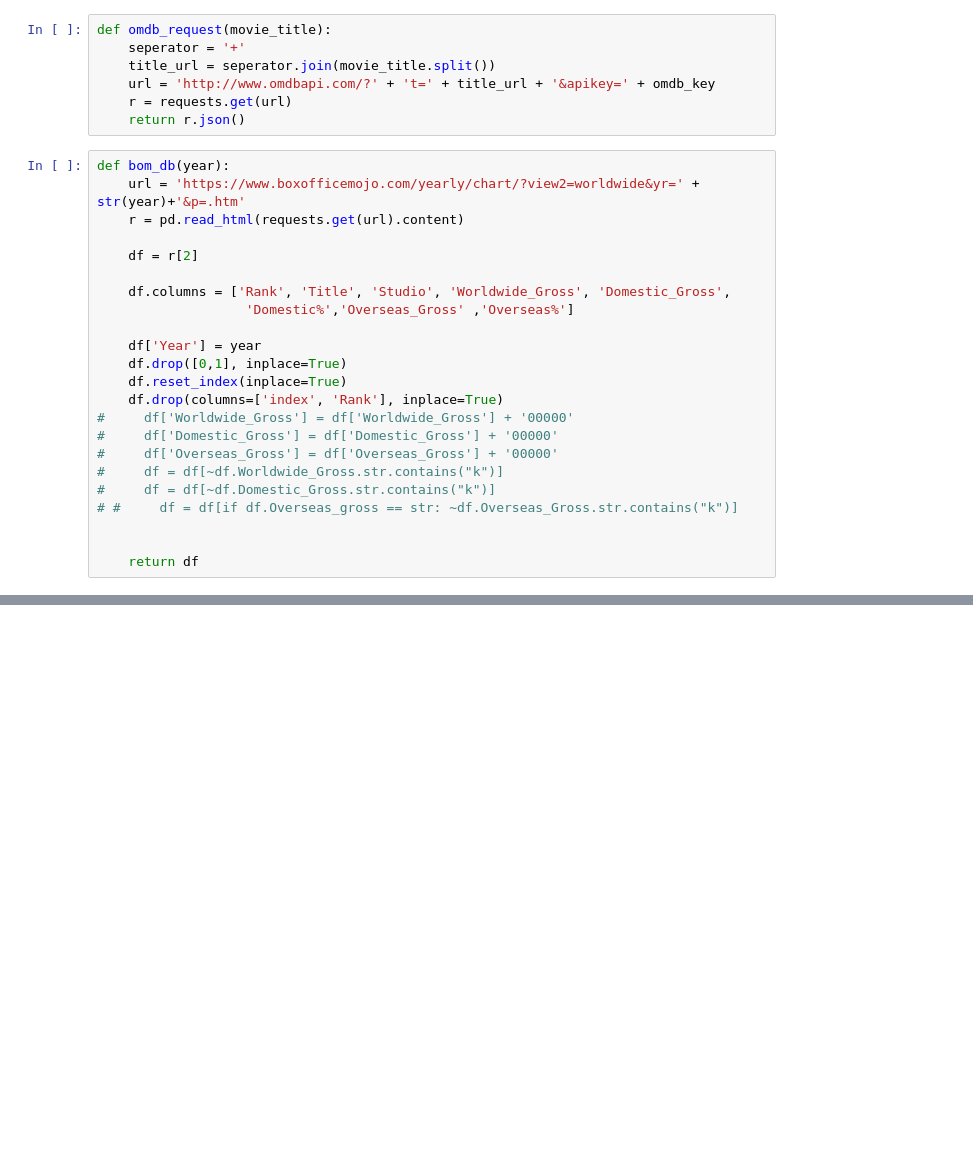
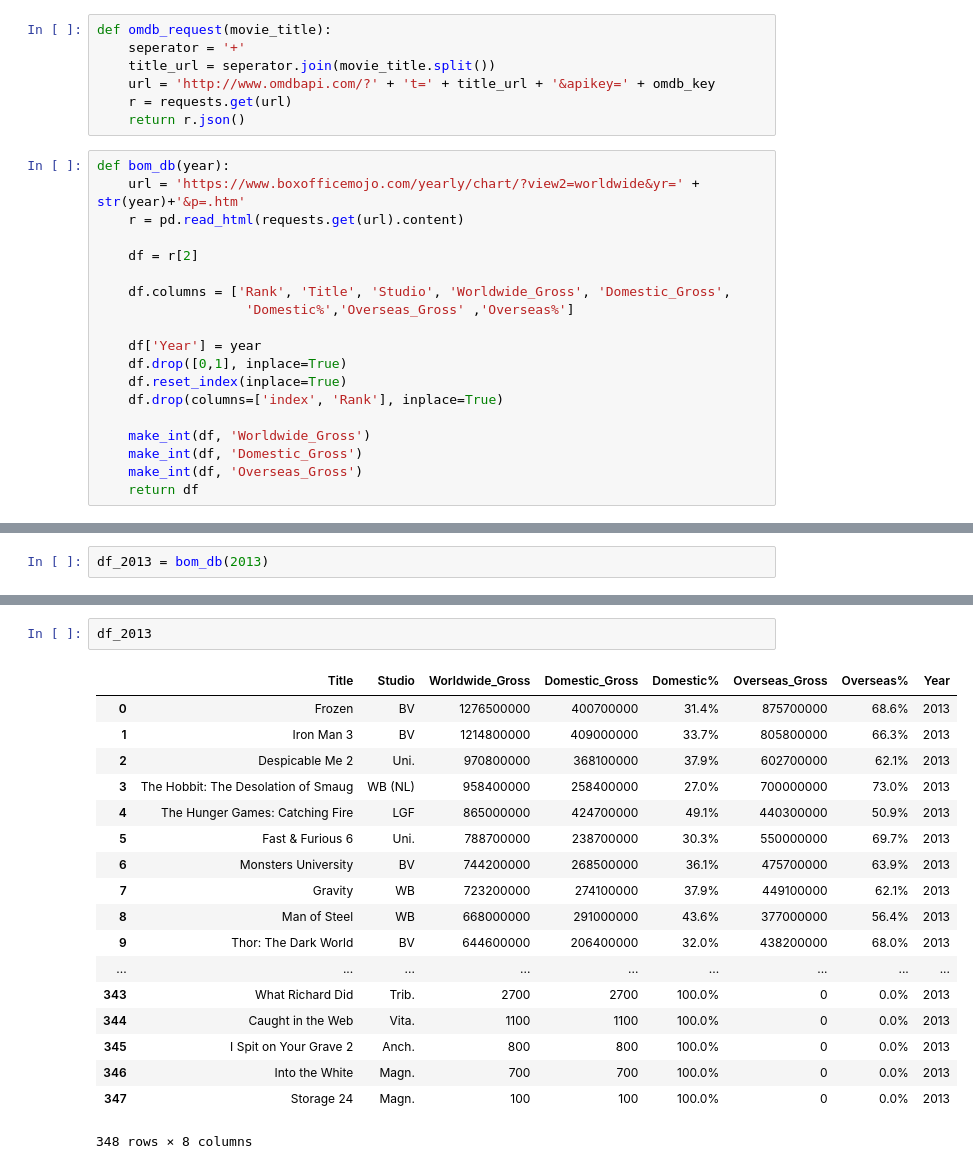
Before and after one commit to codekorn/mod_1_movies, a Jupyter notebook: fun-Copy1.ipynb, the cells around one changed output, grey strips where cells are left out. Drawn from its saved outputs; the diff is of its cells as text; blank space fills up the shorter version.

```diff
--- a/fun-Copy1.ipynb
+++ b/fun-Copy1.ipynb
@@ -25,12 +24,8 @@ def bom_db(year):
     df.drop([0,1], inplace=True)
     df.reset_index(inplace=True)
     df.drop(columns=['index', 'Rank'], inplace=True)
-#     df['Worldwide_Gross'] = df['Worldwide_Gross'] + '00000'
-#     df['Domestic_Gross'] = df['Domestic_Gross'] + '00000'
-#     df['Overseas_Gross'] = df['Overseas_Gross'] + '00000'
-#     df = df[~df.Worldwide_Gross.str.contains("k")]
-#     df = df[~df.Domestic_Gross.str.contains("k")]
-# #     df = df[if df.Overseas_gross == str: ~df.Overseas_Gross.str.contains("k")]
 
-
+    make_int(df, 'Worldwide_Gross')
+    make_int(df, 'Domestic_Gross')
+    make_int(df, 'Overseas_Gross')
     return df
@@ -40,0 +32,2 @@ df_2014 = bom_db(2014)
+# %%
+df_2013 = bom_db(2013)
@@ -243,0 +136,21 @@ alfjka;lkghjf;aldshfalkjdshfl = 0
+# %%
+df_2013
+# %% [output]
+|  | Title | Studio | Worldwide_Gross | Domestic_Gross | Domestic% | Overseas_Gross | Overseas% | Year |
+| 0 | Frozen | BV | 1276500000 | 400700000 | 31.4% | 875700000 | 68.6% | 2013 |
+| 1 | Iron Man 3 | BV | 1214800000 | 409000000 | 33.7% | 805800000 | 66.3% | 2013 |
+| 2 | Despicable Me 2 | Uni. | 970800000 | 368100000 | 37.9% | 602700000 | 62.1% | 2013 |
+| 3 | The Hobbit: The Desolation of Smaug | WB (NL) | 958400000 | 258400000 | 27.0% | 700000000 | 73.0% | 2013 |
+| 4 | The Hunger Games: Catching Fire | LGF | 865000000 | 424700000 | 49.1% | 440300000 | 50.9% | 2013 |
+| 5 | Fast & Furious 6 | Uni. | 788700000 | 238700000 | 30.3% | 550000000 | 69.7% | 2013 |
+| 6 | Monsters University | BV | 744200000 | 268500000 | 36.1% | 475700000 | 63.9% | 2013 |
+| 7 | Gravity | WB | 723200000 | 274100000 | 37.9% | 449100000 | 62.1% | 2013 |
+| 8 | Man of Steel | WB | 668000000 | 291000000 | 43.6% | 377000000 | 56.4% | 2013 |
+| 9 | Thor: The Dark World | BV | 644600000 | 206400000 | 32.0% | 438200000 | 68.0% | 2013 |
+| ... | ... | ... | ... | ... | ... | ... | ... | ... |
+| 343 | What Richard Did | Trib. | 2700 | 2700 | 100.0% | 0 | 0.0% | 2013 |
+| 344 | Caught in the Web | Vita. | 1100 | 1100 | 100.0% | 0 | 0.0% | 2013 |
+| 345 | I Spit on Your Grave 2 | Anch. | 800 | 800 | 100.0% | 0 | 0.0% | 2013 |
+| 346 | Into the White | Magn. | 700 | 700 | 100.0% | 0 | 0.0% | 2013 |
+| 347 | Storage 24 | Magn. | 100 | 100 | 100.0% | 0 | 0.0% | 2013 |
+348 rows × 8 columns
```
Also changed, not shown: parts of 32 cells of this notebook, 1 other file.
